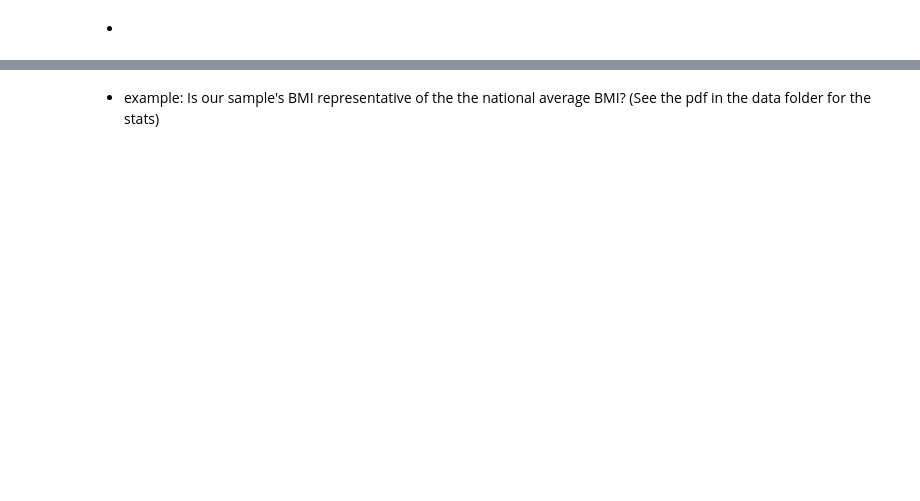
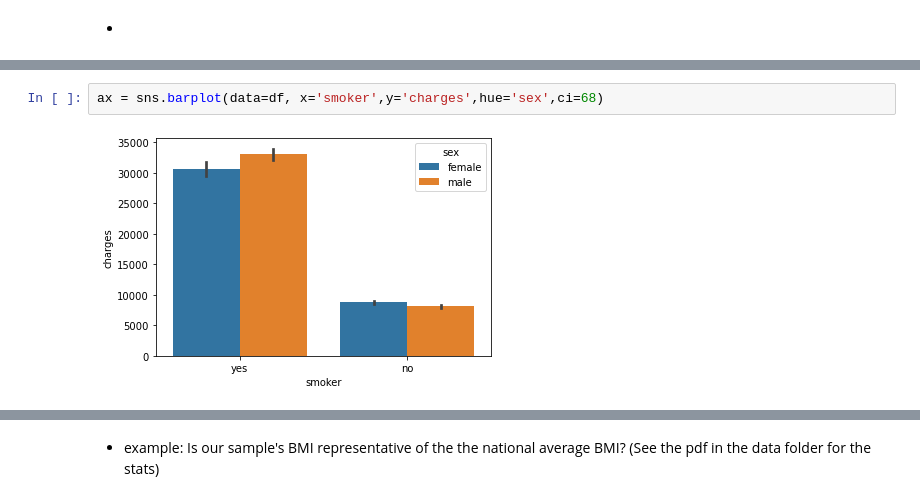
Before and after one commit to flatiron-school/ds-flex-hypothesis-testing-guided-practice, a Jupyter notebook: hypothesis-testing-guided-practice.ipynb, the cells around one changed output, grey strips where cells are left out. Saved outputs shown, nothing was run; the diff lists cells and outputs as text; blank space fills up the shorter version.

```diff
--- a/hypothesis-testing-guided-practice.ipynb
+++ b/hypothesis-testing-guided-practice.ipynb
@@ -422,0 +479,4 @@ sns.barplot(data=df, x='region',y='charges',ci=68);
+# %%
+ax = sns.barplot(data=df, x='smoker',y='charges',hue='sex',ci=68)
+# %% [output]
+[figure, added]
```
Also changed, not shown: parts of 28 cells of this notebook, 1 other file.
